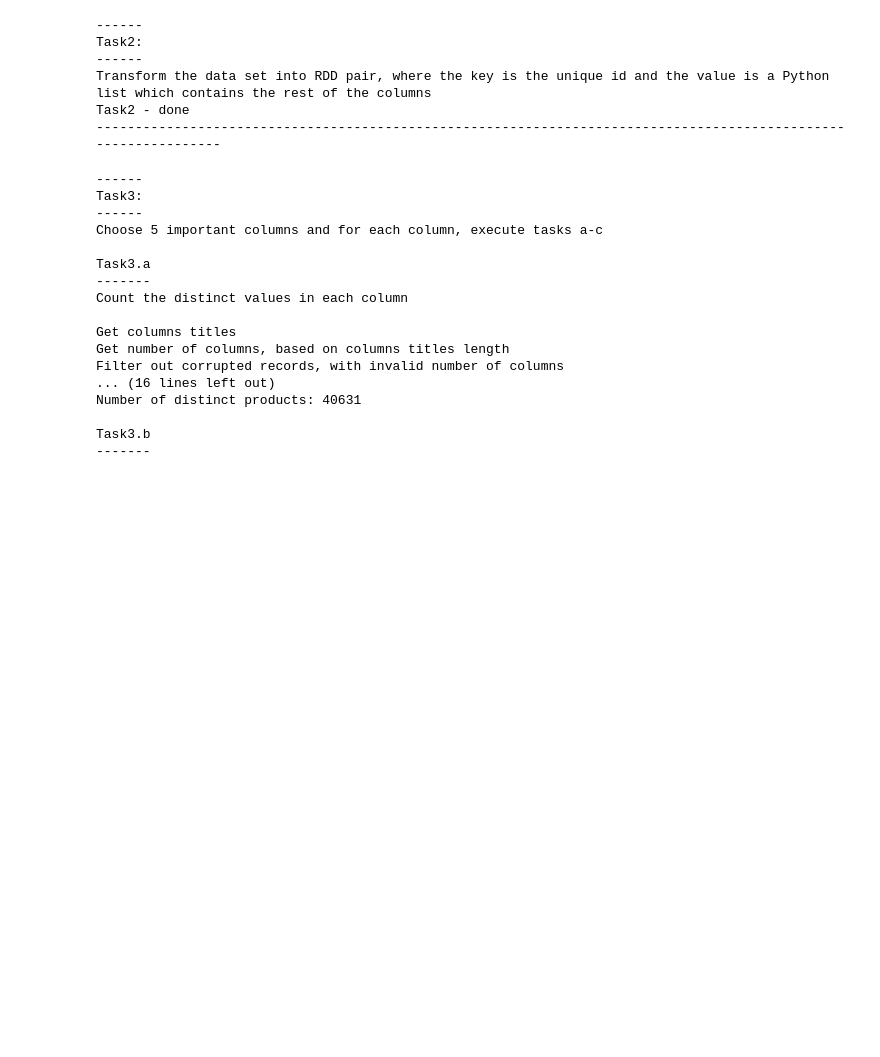
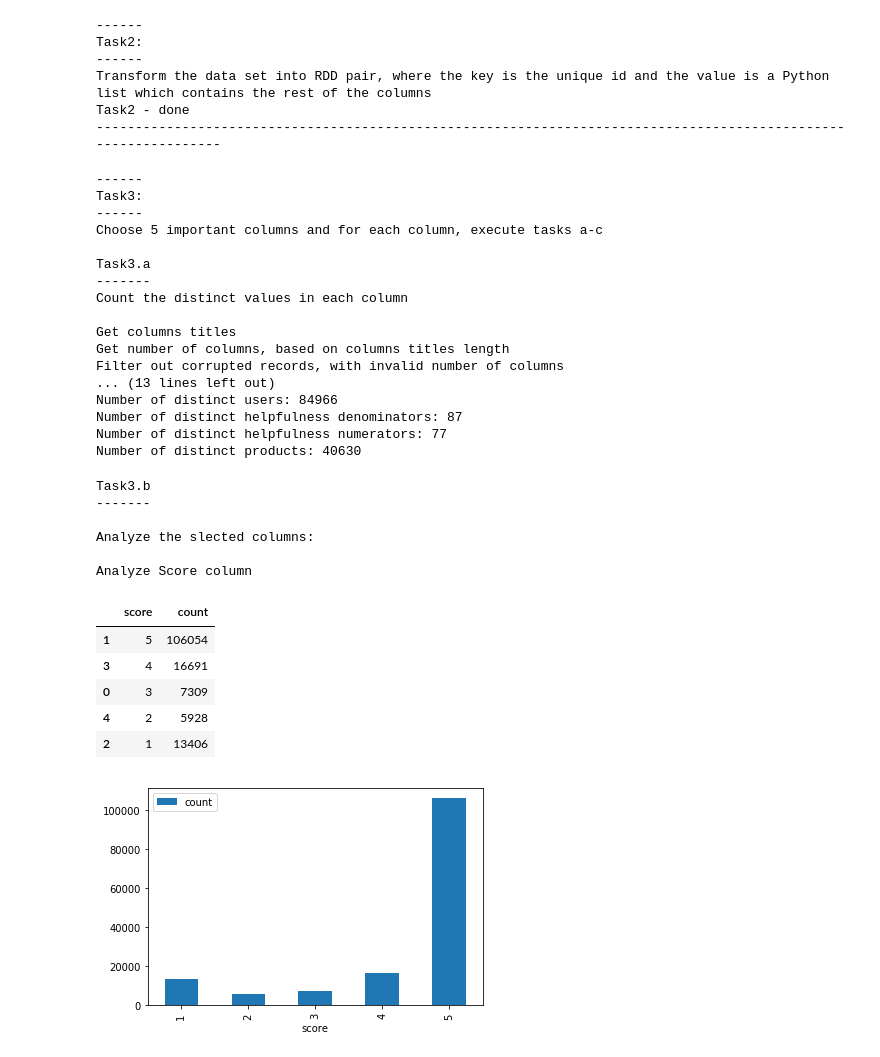
Before and after one commit to zorik9/big-data-analysis-course, a Jupyter notebook: exercises/exe1/exe1.ipynb, the cells around one changed output. Cells and saved outputs as stored; diff of their text form; code cells hidden in the pictures; blank space fills up the shorter version.

Commit message:
task 3 has been accomplished

```diff
--- a/exercises/exe1/exe1.ipynb
+++ b/exercises/exe1/exe1.ipynb
@@ -11,3 +13,33 @@ from pyspark.sql.functions import count
+# %%
+def analyzeContinuousValueColumn(df, columnName, columnAlias, recordName):
+    print("Analyze " +  columnName + " column")
+    aggregated_df = df.groupBy(columnName).agg(F.size(F.collect_list(columnName))).select(col(columnName).alias(columnAlias), col("size(collect_list(" + columnName + "))").alias("count"))
+    pandas_df = aggregated_df.toPandas()
+    pandas_df[columnAlias].astype('str')
+    pandas_df[columnAlias] = pd.to_numeric(pandas_df[columnAlias], errors='coerce').fillna(0).astype(str)
+
+    print("\ntop 10 " + columnAlias + "s with maximum number of " + recordName + "s:")
+    aggregated_df.orderBy("count", ascending=False).show(10)
+
+    print("\n10 " + columnAlias + "s with minimum number of " + recordName + "s:")
+    aggregated_df.orderBy("count").show(10)
+
+    pandas_df.plot.hist(grid=True, bins=100, rwidth=1, color='#607c8e')
+    plt.title('Products reviews')
+    plt.xlabel("#" + recordName + "s")
+    plt.ylabel(columnAlias + "s")
+    plt.title("Histogram of number of " + recordName + "s per " + columnAlias)
+    plt.grid(axis='y', alpha=0.75)
+
+def analyzeDescreteValueColumn(df, columnName, columnAlias, recordName):
+    print("Analyze " + columnName + " column")
+    aggregated_df = df.groupBy(columnName).agg(F.size(F.collect_list(columnName))).select(col(columnName).alias(columnAlias), col("size(collect_list(" + columnName + "))").alias("count"))
+    pandas_df = getPandasDataFrame(df, columnName, columnAlias)
+    pandas_df.sort_values(by=[columnAlias], inplace=True)
+    pandas_df[columnAlias].astype('int')
+    pandas_df[columnAlias] = pd.to_numeric(pandas_df[columnAlias], errors='coerce').fillna(0).astype(int)
+    display(pandas_df.nlargest(5,columns=columnAlias))
+    pandas_df.plot(kind='bar',x=columnAlias,y='count')
 # %%
 print("----------------------------------------------------------------------------------------------------------------")
 
@@ -17,6 +49,8 @@ print("------")
 
 print("Load the data")
 reviews = sc.textFile("Reviews.csv")
+header = reviews.first() #extract header
+reviews = reviews.filter(lambda row: row != header)   #filter out header
 
 print("Task1 - done")
 print("----------------------------------------------------------------------------------------------------------------")
@@ -56,7 +90,7 @@ print("-------")
 print("Count the distinct values in each column\n")
 
 print("Get columns titles")
-columnsTitles = reviews.take(1)[0].split(",")
+columnsTitles = header.split(",")
 
 print("Get number of columns, based on columns titles length")
 numOfColumns = len(columnsTitles)
@@ -80,9 +114,6 @@ for column in selectedColumnsDict:
 print("\nNumber of filtered records: " + repr(reviews_df.count()))
 for column in selectedColumnsDict:
     print("Number of distinct " + selectedColumnsDict[column] + 's: ' + repr(reviews_df.select(column).distinct().count()))
-
-print("\nTask3.b")
-print("-------\n")
 # %% [output]
 ------
 Task3:
@@ -96,8 +127,27 @@ Count the distinct values in each column
 Get columns titles
 Get number of columns, based on columns titles length
 Filter out corrupted records, with invalid number of columns
-... (16 lines left out)
-Number of distinct products: 40631
-
-Task3.b
--------
+... (13 lines left out)
+Number of distinct users: 84966
+Number of distinct helpfulness denominators: 87
+Number of distinct helpfulness numerators: 77
+Number of distinct products: 40630
+# %%
+print("\nTask3.b")
+print("-------\n")
+print("Analyze the slected columns:\n")
+analyzeDescreteValueColumn(reviews_df, 'Score', 'score', 'review')
+# %% [output]
+Task3.b
+-------
+
+Analyze the slected columns:
+
+Analyze Score column
+|  | score | count |
+| 1 | 5 | 106054 |
+| 3 | 4 | 16691 |
+| 0 | 3 | 7309 |
+| 4 | 2 | 5928 |
+| 2 | 1 | 13406 |
+[figure, added]
```
Also changed, not shown: parts of 6 cells of this notebook.
